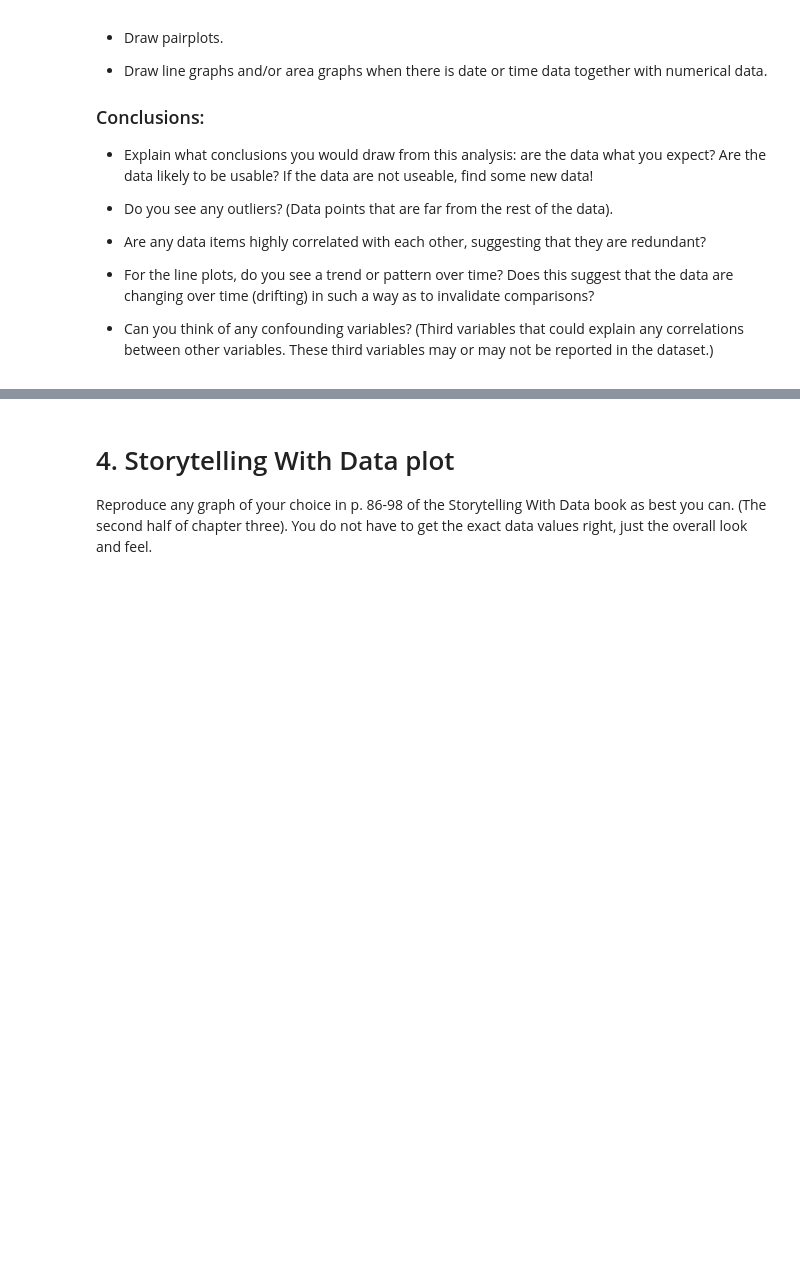
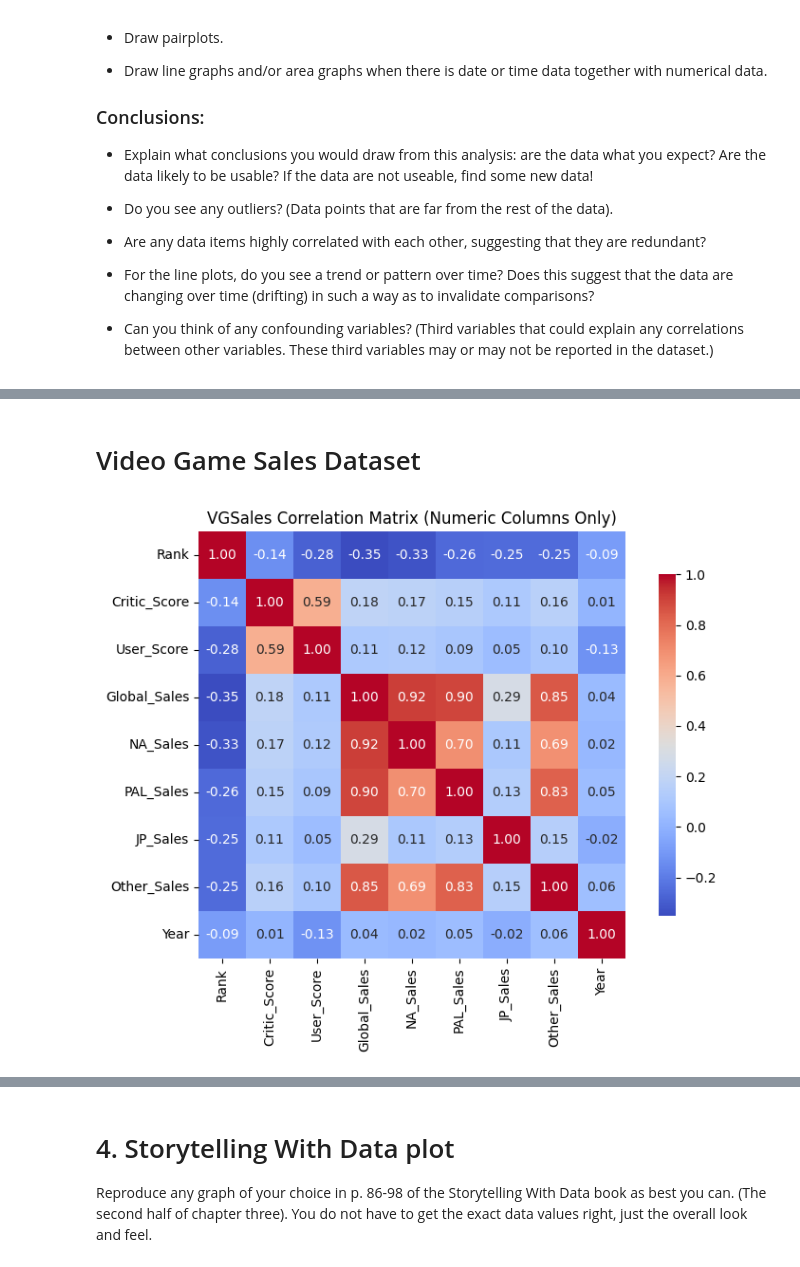
Before and after one commit to akmishra-1/Module-B-semester-2, a Jupyter notebook: OMDS-ModB2-Week6-Mishra-Amit.ipynb, the cells around one changed output, grey strips where cells are left out. Drawn from its saved outputs; the diff is of its cells as text; code cells hidden in the pictures; blank space fills up the shorter version.

Commit message:
finished VGsales bivariate analysis

```diff
--- a/OMDS-ModB2-Week6-Mishra-Amit.ipynb
+++ b/OMDS-ModB2-Week6-Mishra-Amit.ipynb
@@ -67,0 +103,28 @@ This week, you will do the same types of exercises as last week, but you should
+# %%
+# Load Video Game Sales data
+vgsales_df_raw = pd.read_csv(os.path.join(vgsales_path, "vgsales-12-4-2019-short.csv"))
+vgsales_df_cleaned = vgsales_df_raw.dropna(subset=["Year"])
+vgsales_df_cleaned["ESRB_Rating"] = vgsales_df_cleaned["ESRB_Rating"].fillna("RP")
+vgsales_df_cleaned["Developer"] = vgsales_df_cleaned["Developer"].fillna("Unknown")
+sales_cols = ["Global_Sales", "NA_Sales", "PAL_Sales", "JP_Sales", "Other_Sales"]
+vgsales_df_cleaned[sales_cols] = vgsales_df_cleaned[sales_cols].fillna(0)
+vgsales_df_cleaned = vgsales_df_cleaned[vgsales_df_cleaned["Year"] <= 2025]
+regional_sum = vgsales_df_cleaned[["NA_Sales", "PAL_Sales", "JP_Sales", "Other_Sales"]].sum(axis=1)
+vgsales_df_cleaned = vgsales_df_cleaned[vgsales_df_cleaned["Global_Sales"] >= regional_sum]
+vgsales_df_cleaned = vgsales_df_cleaned.drop(columns=["Total_Shipped"])
+
+# Impute null score values with median
+# vgsales_df_cleaned['Critic_Score'] = vgsales_df_cleaned['Critic_Score'].fillna(vgsales_df_cleaned['Critic_Score'].median())
+# vgsales_df_cleaned['User_Score'] = vgsales_df_cleaned['User_Score'].fillna(vgsales_df_cleaned['User_Score'].median())
+
+
+# Encode Video Game Sales
+vgsales_df_cleaned_encoded = vgsales_df_cleaned.copy()
+vgsales_df_cleaned_encoded = pd.get_dummies(vgsales_df_cleaned_encoded, columns=["Genre", "ESRB_Rating"], prefix=["Genre", "ESRB"])
+top_platforms = vgsales_df_cleaned_encoded["Platform"].value_counts().nlargest(10).index
+vgsales_df_cleaned_encoded["Platform"] = vgsales_df_cleaned_encoded["Platform"].where(vgsales_df_cleaned_encoded["Platform"].isin(top_platforms), other="Other")
+vgsales_df_cleaned_encoded = pd.get_dummies(vgsales_df_cleaned_encoded, columns=["Platform"], prefix="Platform")
+for col in ["Publisher", "Developer"]:
+    freq_map = vgsales_df_cleaned_encoded[col].value_counts(normalize=True)
+    vgsales_df_cleaned_encoded[col + "_freq"] = vgsales_df_cleaned_encoded[col].map(freq_map)
+vgsales_df_cleaned_encoded = vgsales_df_cleaned_encoded.drop(columns=["Publisher", "Developer"])
@@ -67,0 +231,14 @@ This week, you will do the same types of exercises as last week, but you should
+# %% [markdown]
+# Video Game Sales Dataset
+# %%
+# Examine correlation matrix
+
+vgsales_numeric_df = vgsales_df_cleaned.select_dtypes(include='number')
+corr_matrix = vgsales_numeric_df.corr()
+plt.figure(figsize=(8, 6))
+sns.heatmap(corr_matrix, annot=True, cmap="coolwarm", fmt=".2f", square=True, cbar_kws={"shrink": .8})
+plt.title("VGSales Correlation Matrix (Numeric Columns Only)")
+plt.tight_layout()
+plt.show()
+# %% [output]
+[figure, added]
```
Also changed, not shown: parts of 46 cells of this notebook.
